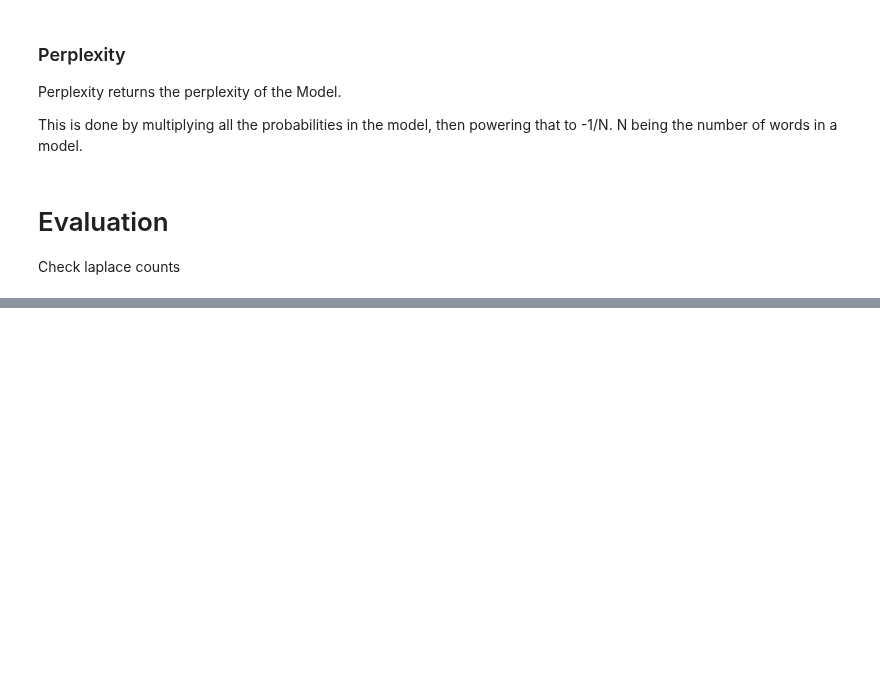
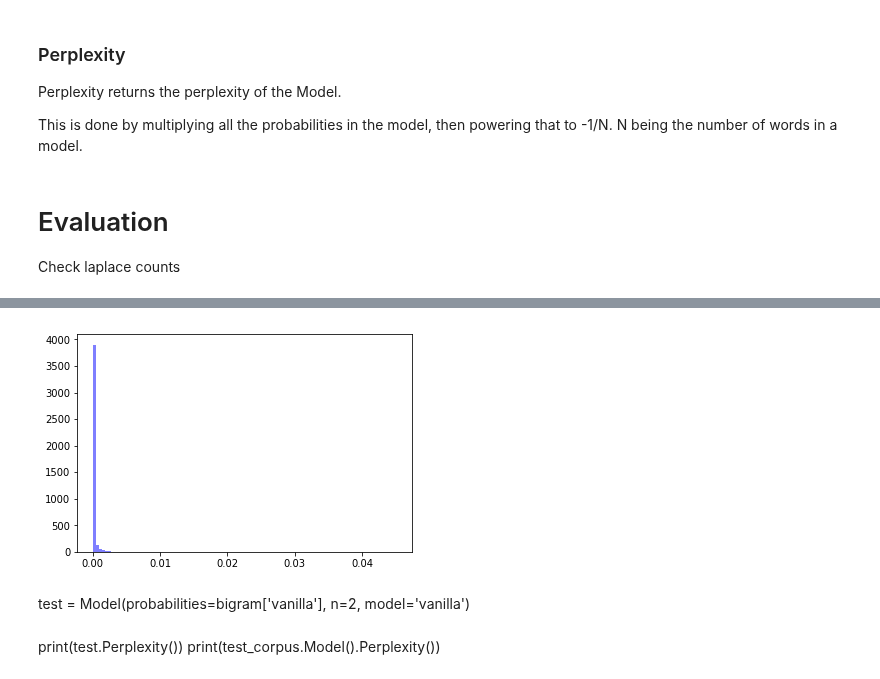
Before and after one commit to AidenWilliams/Building-a-Language-Model, a Jupyter notebook: Building a Language Model.ipynb, the cells around one changed output, grey strips where cells are left out. Cells and saved outputs as stored; diff of their text form; code cells hidden in the pictures; blank space fills up the shorter version.

```diff
--- a/Building a Language Model.ipynb
+++ b/Building a Language Model.ipynb
@@ -508,9 +511,9 @@ def Perplexity(self):
 # Evaluation
 Check laplace counts
 # %%
-dataset = Corpus.CorpusAsListOfSentences(verbose=True)
+dataset = Corpus.CorpusAsListOfSentences(root='Maltese/', verbose=True)
 # %%
-train, test = train_test_split(dataset, shuffle=True, test_size=0.001)
+train, test = train_test_split(dataset, shuffle=True, test_size=0.2)
 # %%
 train_corpus = Corpus(train,verbose=True)
 # %%
@@ -528,11 +531,11 @@ for n in tqdm(params["n"]):
         test_corpus.NGram(n=n, model=model)
         test_corpus.Model(n=n, model=model)
 # %%
-unigram = {}
-bigram = {}
-trigram = {}
-interpolation = {}
-
+unigram = OrderedDict()
+bigram = OrderedDict()
+trigram = OrderedDict()
+interpolation = OrderedDict()
+# make these sorted
 for n in tqdm(params["n"]):
     for model in params["model"]:
         testgrams = test_corpus.NGram(n=n,model=model)['count']
@@ -540,18 +543,32 @@ for n in tqdm(params["n"]):
         for gram in testgrams:
             probabilities[gram] = train_corpus.GetProbability(input=gram,n=n,model=model)
 
+        sorted_tuples = sorted(probabilities.items(), key=operator.itemgetter(1))
+
         title = ''
         if n == 1:
-            unigram[model] = probabilities
+            unigram[model] = {}
+            for k, v in sorted_tuples:
+                unigram[model][k] = v
+            # unigram[model] = probabilities
         elif n == 2:
-            bigram[model] = probabilities
+            bigram[model] = {}
+            for k, v in sorted_tuples:
+                bigram[model][k] = v
+            # bigram[model] = probabilities
         else:
-            trigram[model] = probabilities
+            trigram[model] = {}
+            for k, v in sorted_tuples:
+                trigram[model][k] = v
+            # trigram[model] = probabilities
 
         if n == 3:
             interpolations = {}
 
             for gram in testgrams:
                 interpolations[gram] = train_corpus.LinearInterpolation(trigram=gram, model=model)
-
-            interpolation[model] = interpolations
+            sorted_tuples = sorted(interpolations.items(), key=operator.itemgetter(1))
+            interpolation[model] = {}
+            for k, v in sorted_tuples:
+                interpolation[model][k] = v
+            #interpolation[model] = interpolations
@@ -614,0 +575,10 @@ UNK     |       </s> :9.2%      |       UNK   ta   :9.7%        |       UNK   UN
+# %%
+n, bins, patches = plt.hist(unigram['vanilla'].values(), 100, facecolor='blue', alpha=0.5)
+plt.show()
+# %% [output]
+[figure, added]
+# %% [markdown]
+test = Model(probabilities=bigram['vanilla'], n=2, model='vanilla')
+# %% [markdown]
+print(test.Perplexity())
+print(test_corpus.Model().Perplexity())
```
Also changed, not shown: parts of 6 cells of this notebook, 2 other files.
